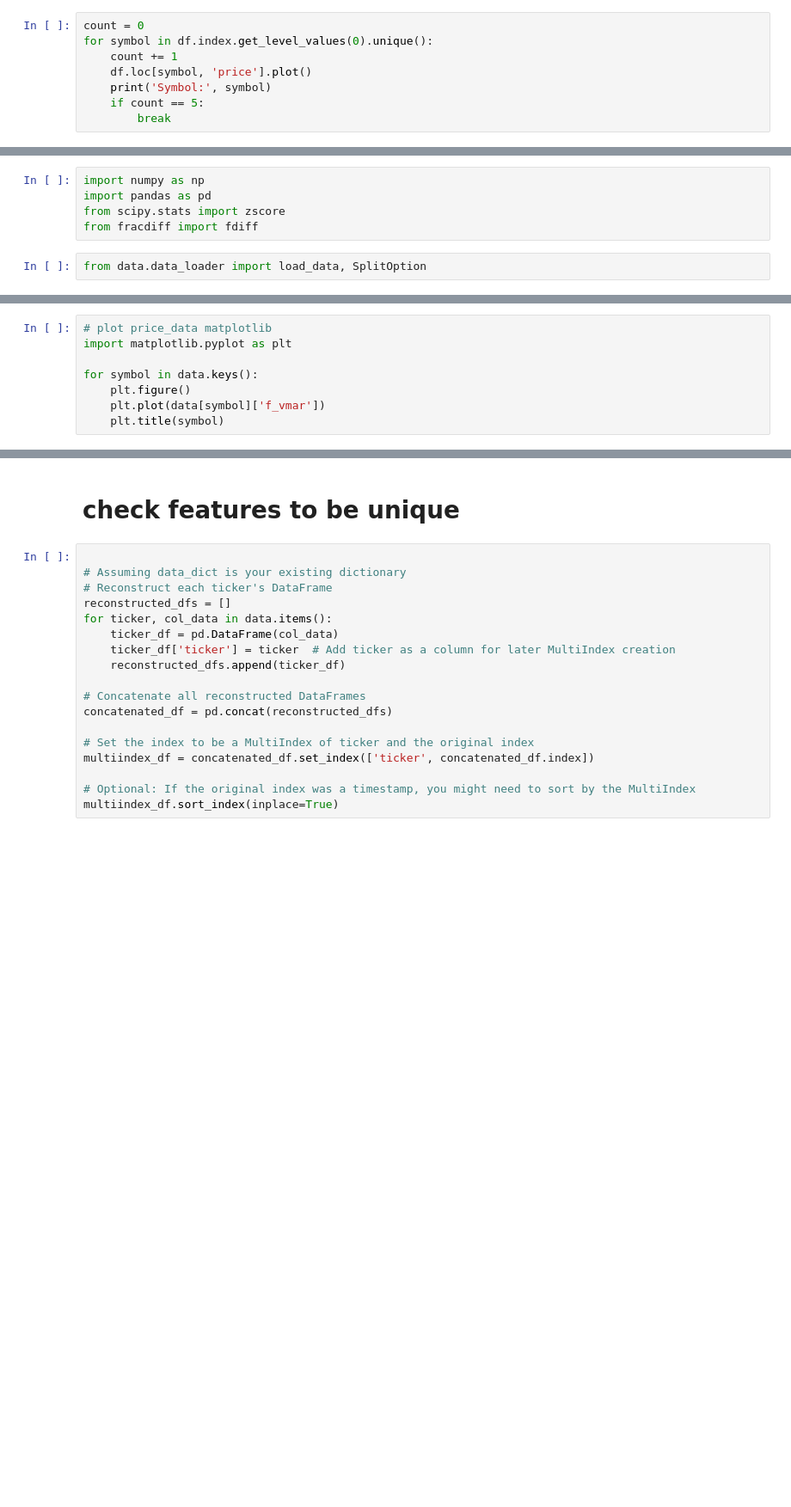
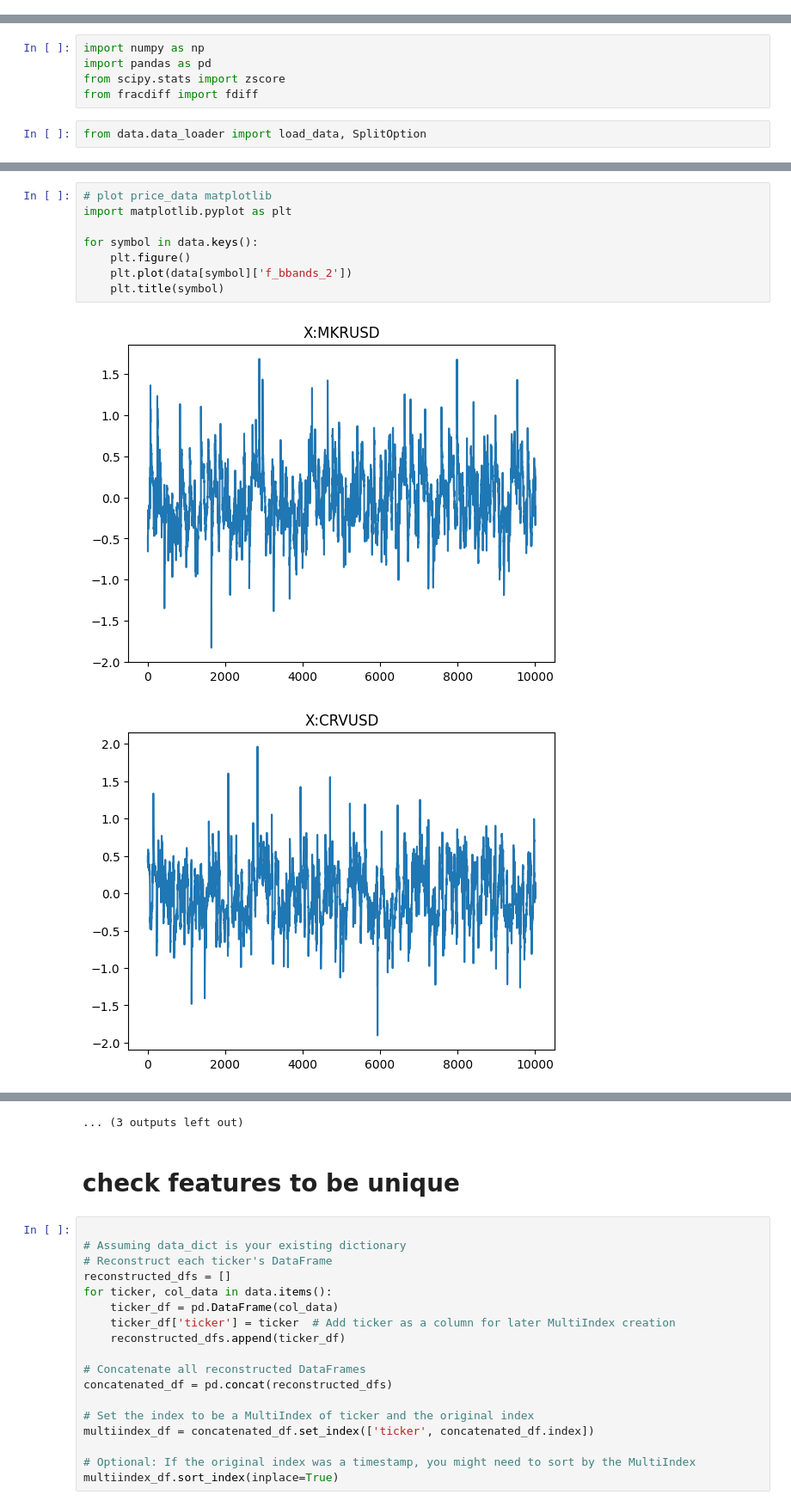
Before and after one commit to bastulli/alpaca_rl_trader, a Jupyter notebook: notebook/stock_data.ipynb, the cells around one changed output, grey strips where cells are left out. Shown at 86% size. Drawn from its saved outputs; the diff is of its cells as text; blank space fills up the shorter version.

```diff
--- a/notebook/stock_data.ipynb
+++ b/notebook/stock_data.ipynb
@@ -109,11 +1,3 @@ df.to_csv('historical_stock_data.csv')
-# %%
-count = 0
-for symbol in df.index.get_level_values(0).unique():
-    count += 1
-    df.loc[symbol, 'price'].plot()
-    print('Symbol:', symbol)
-    if count == 5:
-        break
 # %%
 import os
 # change path to be in alpaca_rl_trader for linux
@@ -140,8 +43,11 @@ data['X:ETHUSD'].keys()
 # %%
 # plot price_data matplotlib
 import matplotlib.pyplot as plt
 
 for symbol in data.keys():
     plt.figure()
-    plt.plot(data[symbol]['f_vmar'])
+    plt.plot(data[symbol]['f_bbands_2'])
     plt.title(symbol)
+# %% [output]
+[figure, added]
+[figure, added]
@@ -148,3 +64,4 @@ for symbol in data.keys():
+... (3 outputs left out)
 # %% [markdown]
 # check features to be unique
 # %%
```
Also changed, not shown: parts of 18 cells of this notebook, 16 other files.
